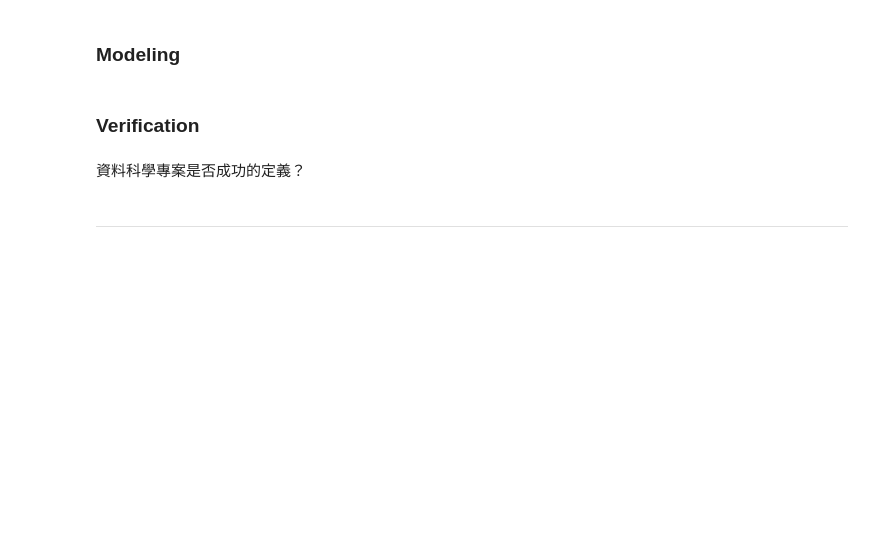
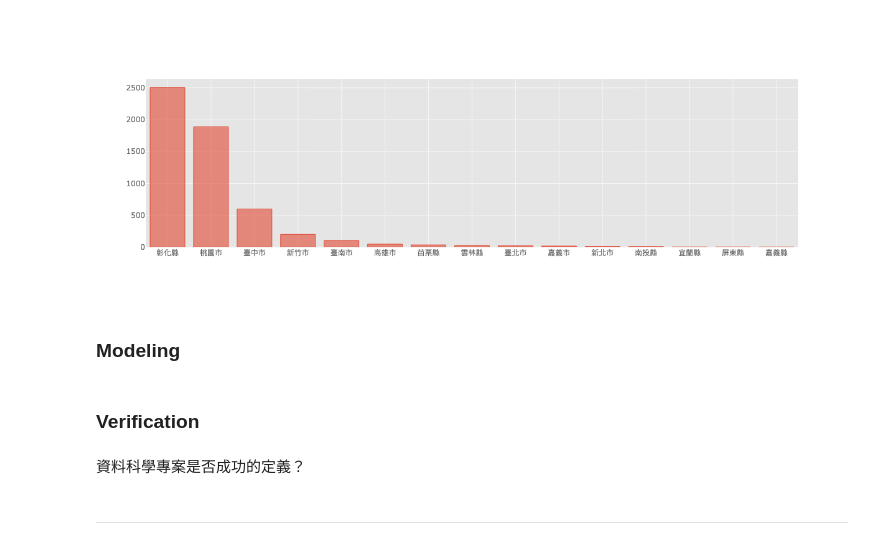
Before and after one commit to ningchencontact/2019pytalk, a Jupyter notebook: PyconTalk_Draft.ipynb, the cells around one changed output. Saved outputs shown, nothing was run; the diff lists cells and outputs as text; code cells hidden in the pictures; blank space fills up the shorter version.

```diff
--- a/PyconTalk_Draft.ipynb
+++ b/PyconTalk_Draft.ipynb
@@ -74,3 +126,7 @@ IO tools
+# %%
+df.county.value_counts().iplot(kind='bar')
+# %% [output]
+[figure, added]
 # %% [markdown]
 ### Modeling
 # %% [markdown]
```
Also changed, not shown: parts of 10 cells of this notebook.
